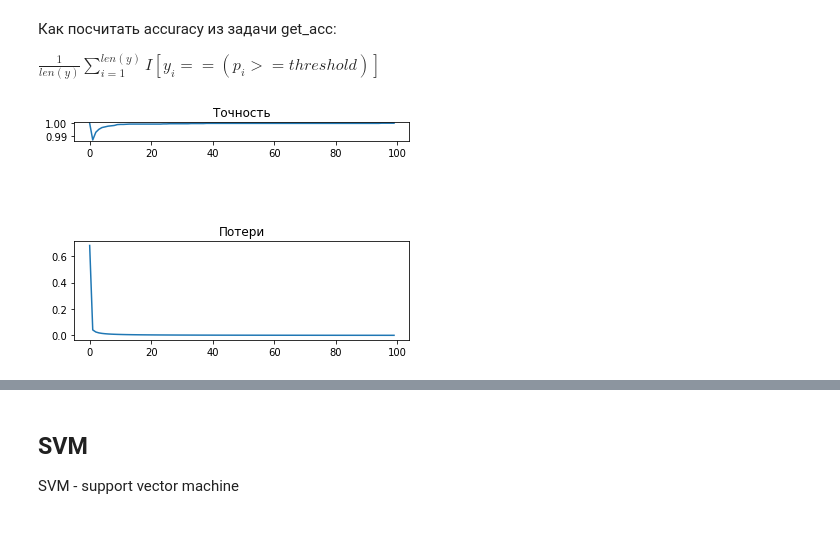
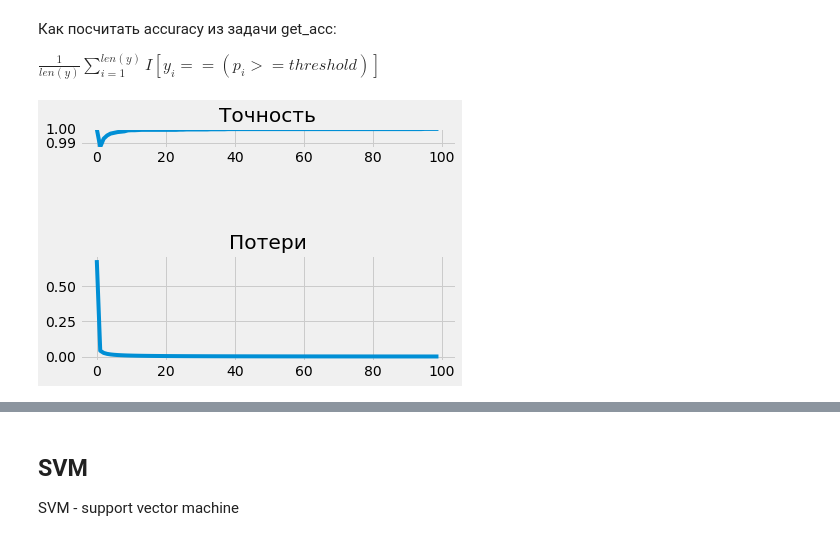
Before and after one commit to YaZlob/itcubeAI, a Jupyter notebook: Classic_alg.ipynb, the cells around one changed output, grey strips where cells are left out. Cells and saved outputs as stored; diff of their text form; code cells hidden in the pictures.

```diff
--- a/Classic_alg.ipynb
+++ b/Classic_alg.ipynb
@@ -301,0 +342,16 @@ final result =  0.43969866514303907
+# %%
+x = np.array(sorted(list(range(5))*20)) + np.random.normal(size=100, scale=0.5)
+y = np.array(sorted(list(range(5))*20)) + np.random.normal(size=100, scale=0.25)
+lr = 0.01
+model_a, model_b = random.random(), 0
+
+for _ in range(10):
+    y_hat = predict(model_a, model_b, x)
+    err, grads = calculate_statistics(y, y_hat)
+    print('a = {} | b = {} | error = {}'.format(model_a, model_b, err))
+    model_a, model_b = update_params(model_a, model_b, x, grads, lr)
+    print(model_a, model_b)
+plt.style.use('fivethirtyeight')
+plt.scatter(x, y, color='black')
+y_hat = predict(model_a, model_b, x)
+plt.plot(x, y_hat)
@@ -312,6 +383,5 @@ P.S Ошибка уже включена в формулы
 # %%
 #Все вместе. Реализуем линейную регрессию
-
 class GradientDescentLinearRegression:
     def __init__(self, learning_rate=0.01, iterations=1000):
         self.learning_rate, self.iterations = learning_rate, iterations
@@ -322,7 +392,7 @@ class GradientDescentLinearRegression:
         n = X.shape[0]
         for _ in range(self.iterations):
             y_pred = self.predict(X)
-            grad = -2 * (y-y_pred) /n
+            grad = -2 * (y - y_pred) /n
             self.b -= self.learning_rate * np.sum(grad)
             self.m -= self.learning_rate * X.T @ grad
         print(self.m, self.b)
@@ -331,7 +401,8 @@ class GradientDescentLinearRegression:
         return self.m * X + self.b
 
 LR = GradientDescentLinearRegression(0.01, 100)
-#Напомню что такое x и y
-y = np.array([4, -1, 7, 12, 6, 15, 14])
-x = np.arange(len(y))
 LR.fit(x, y)
+plt.style.use('fivethirtyeight')
+plt.scatter(x, y, color='black')
+plt.plot(x, LR.predict(x))
+plt.gca().set_title("Gradient Descent Linear Regressor")
@@ -345,12 +427,2 @@ plt.gca().set_title("Gradient Descent Linear Regressor")
-# %%
-#Что будет если взять числа с потолка. Сгенерируем их
-y = np.random.randint(-100,100, 24) * np.random.randint(-100,100, 24)
-x = np.arange(-len(y)//2, len(y)//2)
-LR = GradientDescentLinearRegression(0.01, 1000)
-LR.fit(x, y)
-
-plt.scatter(x, y, color='black')
-plt.plot(x, LR.predict(x))
-plt.gca().set_title("Gradient Descent Linear Regressor")
 # %% [markdown]
 > Кажется что линия не разделяет наши сгенерированные точки, почему?
@@ -361,4 +428,0 @@ plt.gca().set_title("Gradient Descent Linear Regressor")
-# %%
-y = #your code
-x = np.arange(len(y))
-LR.fit(x, y)
@@ -551,9 +611,7 @@ class LogisticRegressionGD:
 
     def get_prob(self, X):
         """
-            Данный метод вычисляет P(y=1|X,W)
-            Возможно, будет удобнее реализовать дополнительный
-            метод для вычисления сигмоиды
+            Сделайте предсказание
         """
         return sigmoid(X @ self.W + self.b)
 
@@ -572,34 +630,34 @@ class LogisticRegressionGD:
             #Правильно укажите что из чего вычитать.
             error = p - y
             W_grad = X.T @ error / y.shape[0]
             b_grad = np.sum(error) / y.shape[0]
             self.W -= W_grad
             self.b -= b_grad
             # необходимо для стабильности вычислений под логарифмом
             p = np.clip(p, 1e-10, 1 - 1e-10)
 
             log_loss = self.get_loss(p, y)
             losses.append(log_loss)
             acc = self.get_acc(p, y)
             accs.append(acc)
 
         return accs, losses
 
 model = LogisticRegressionGD()
 accs, losses = model.fit(X_train, y_train, 100)
 figure = plt.figure()
 plt1 = figure.add_subplot(10,1,1)
 plt2 = figure.add_subplot(2,1,2)
 
 plt1.plot(accs)
 plt1.set(title = "Точность")
 
 plt2.plot(losses)
 plt2.set(title = "Потери")
 
 plt.show()
 # %% [output]
-[figure, old version]
+[figure, new version]
 # %%
 y = X_test @ model.W + model.b
 x1_min, x1_max = X_test[:,0].min(), X_test[:,0].max()
```
Also changed, not shown: parts of 42 cells of this notebook.
